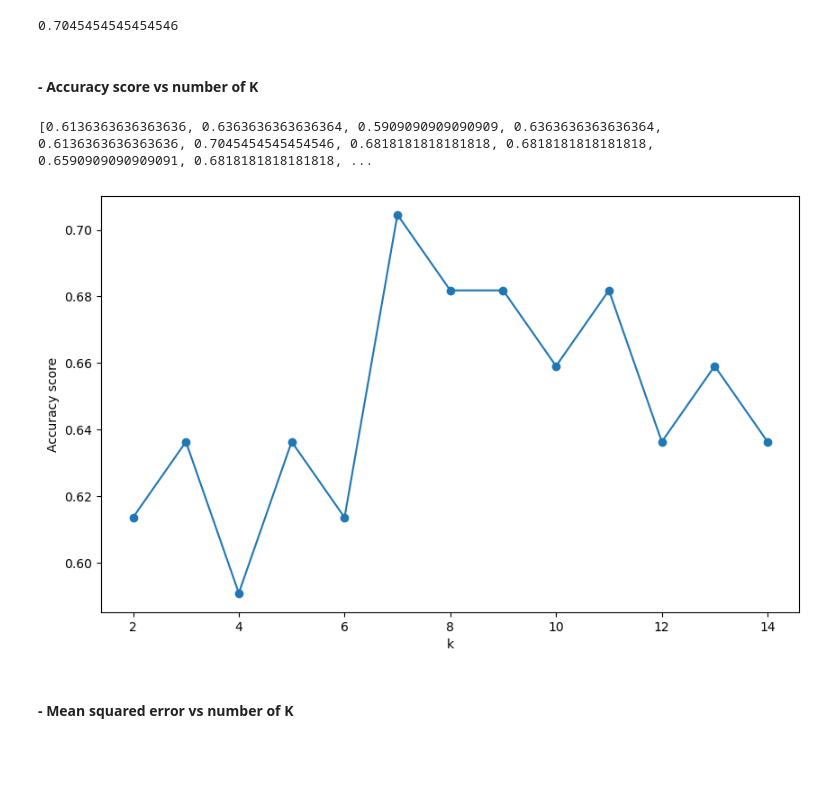
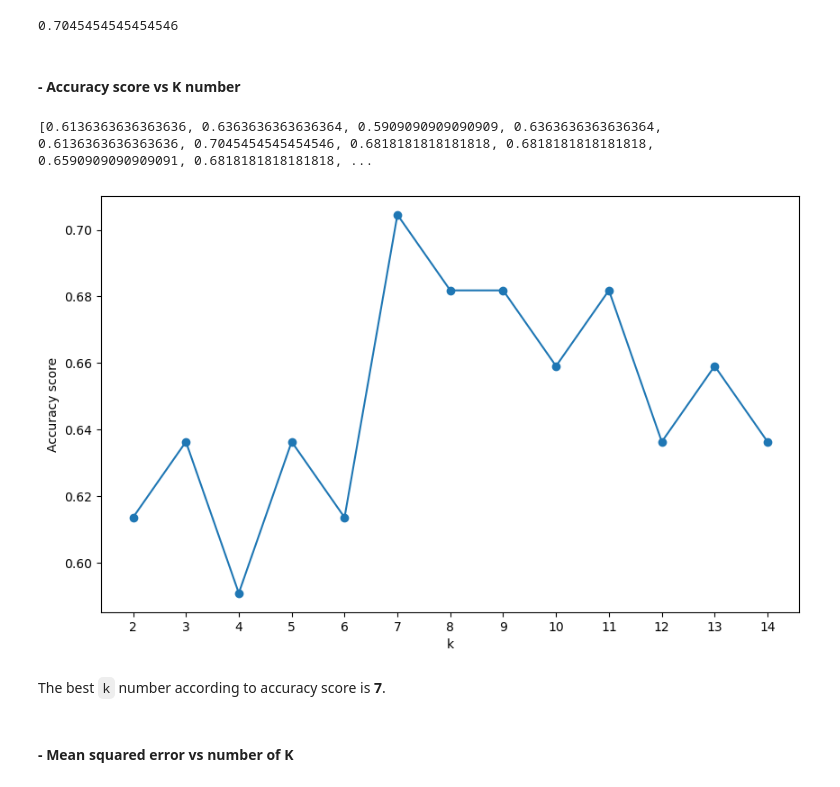
Before and after one commit to RetCast/59_final_project, a Jupyter notebook: notebooks/darwin_notebook_KNN.ipynb, the cells around one changed output. Saved outputs shown, nothing was run; the diff lists cells and outputs as text; code cells hidden in the pictures; blank space fills up the shorter version.

```diff
--- a/notebooks/darwin_notebook_KNN.ipynb
+++ b/notebooks/darwin_notebook_KNN.ipynb
@@ -89,5 +93,5 @@ score_test
 # %% [output]
 0.7045454545454546
 # %% [markdown]
-#### - Accuracy score vs number of K
+#### - Accuracy score vs K number
 # %%
@@ -102,13 +107,18 @@ print(scores)
 # %% [output]
 [0.6136363636363636, 0.6363636363636364, 0.5909090909090909, 0.6363636363636364, 0.6136363636363636, 0.7045454545454546, 0.6818181818181818, 0.6818181818181818, 0.6590909090909091, 0.6818181818181818, ...
 # %%
+# Plot accuracy score vs K number
 plt.figure(figsize=(10,6))
 plt.plot(range(2,15), scores, marker='o')
 plt.xlabel('k')
 plt.ylabel('Accuracy score')
+k_values = range(2, 15)
+plt.xticks(k_values, [k for k in k_values])
 plt.show()
 # %% [output]
-[figure, old version]
+[figure, new version]
+# %% [markdown]
+The best `k` number according to accuracy score is **7**.
 # %% [markdown]
 #### - Mean squared error vs number of K
 # %%
```
Also changed, not shown: parts of 24 cells of this notebook.
